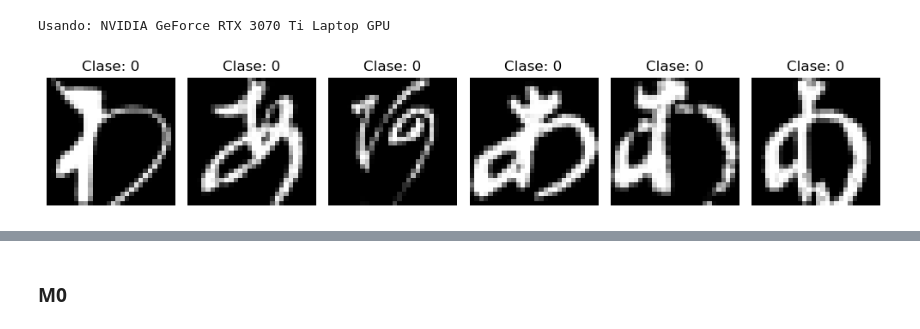
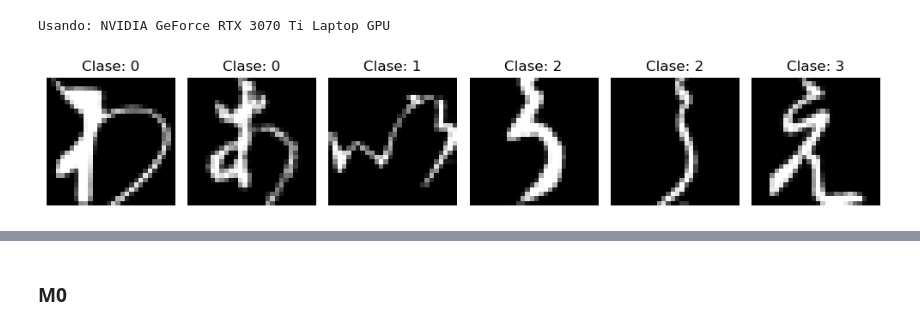
Before and after one commit to ilunomb/ML, a Jupyter notebook: TP3/notebooks/Nomberg_Ilan_Notebook_TP3.ipynb, the cells around one changed output, grey strips where cells are left out. Saved outputs shown, nothing was run; the diff lists cells and outputs as text; code cells hidden in the pictures.

```diff
--- a/TP3/notebooks/Nomberg_Ilan_Notebook_TP3.ipynb
+++ b/TP3/notebooks/Nomberg_Ilan_Notebook_TP3.ipynb
@@ -38,16 +37,15 @@ y_val = cp.asarray(y_val)
 X_test = cp.asarray(X_test)
 y_test = cp.asarray(y_test)
 # %%
-# Visualizar las primeras 3 imágenes del dataset
 fig, axes = plt.subplots(1, 6, figsize=(10, 4))
 
 for i in range(6):
-    img = X_images[i].reshape(28, 28)  # Reconvertir a matriz 28x28
+    img = X_images[50 * i].reshape(28, 28)
     axes[i].imshow(img, cmap="gray")
-    axes[i].set_title(f"Clase: {y_images[i]}")
+    axes[i].set_title(f"Clase: {y_images[50 * i]}")
     axes[i].axis("off")
 
 plt.tight_layout()
 plt.show()
 # %% [output]
-[figure, old version]
+[figure, new version]
```
Also changed, not shown: parts of 27 cells of this notebook, 32 other files.
